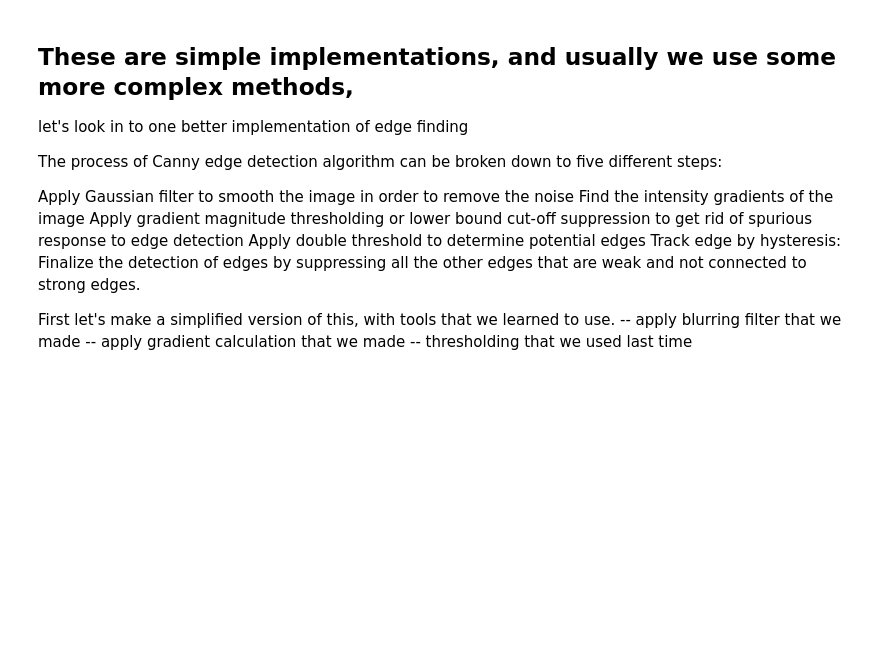
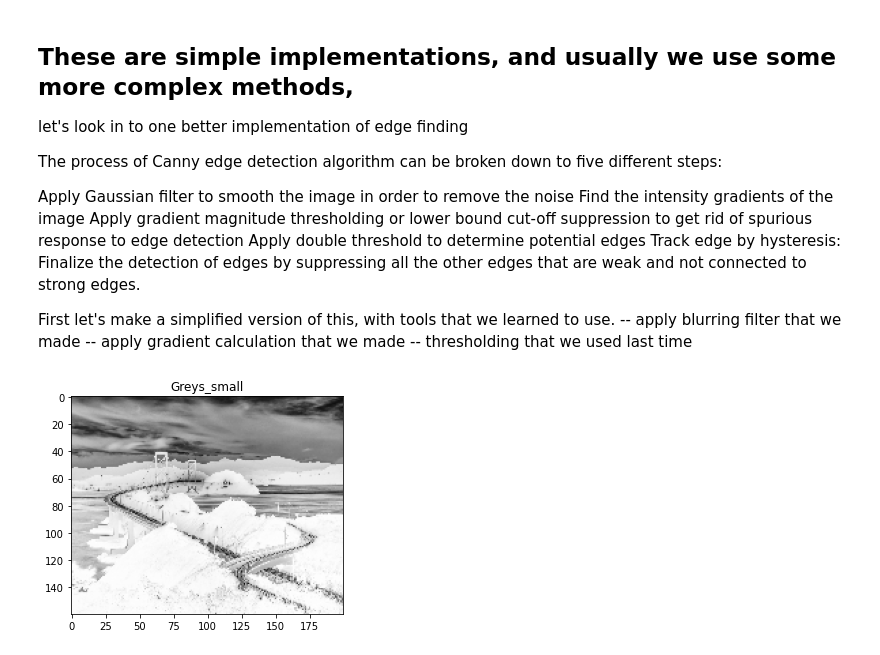
Before and after one commit to Vipezi/omat_projektit, a Jupyter notebook: mc_convo/three_pictures.ipynb, the cells around one changed output. Drawn from its saved outputs; the diff is of its cells as text; code cells hidden in the pictures; blank space fills up the shorter version.

```diff
--- a/mc_convo/three_pictures.ipynb
+++ b/mc_convo/three_pictures.ipynb
@@ -170,0 +192,7 @@ First let's make a simplified version of this, with tools that we learned to use
+# %%
+image_small = cv2.resize(image3_gray, (200,160))
+plt.imshow(image_small, cmap="Greys")
+plt.title("Greys_small")
+plt.show()
+# %% [output]
+[figure, added]
```
Also changed, not shown: parts of 13 cells of this notebook, 20 other files.
